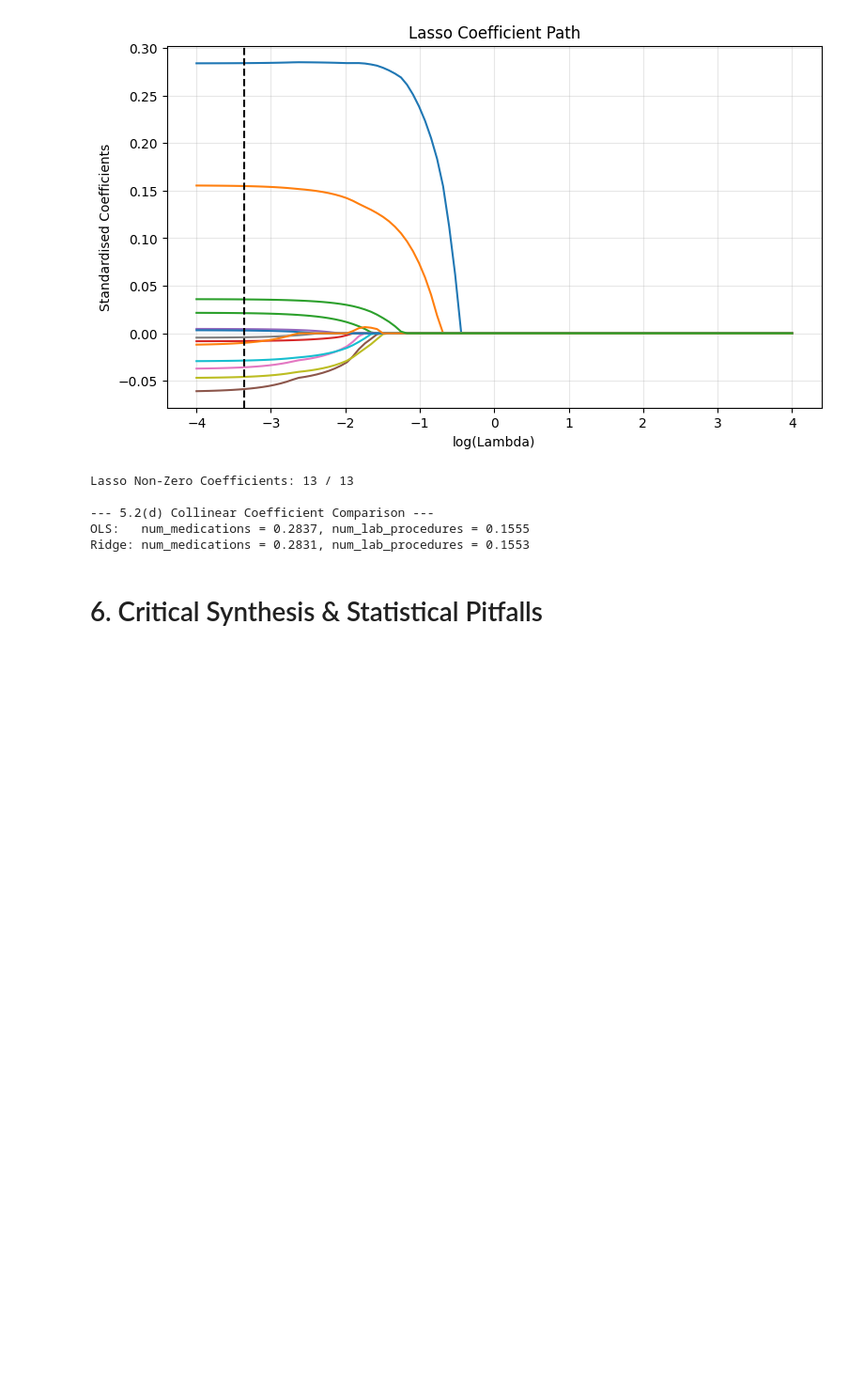
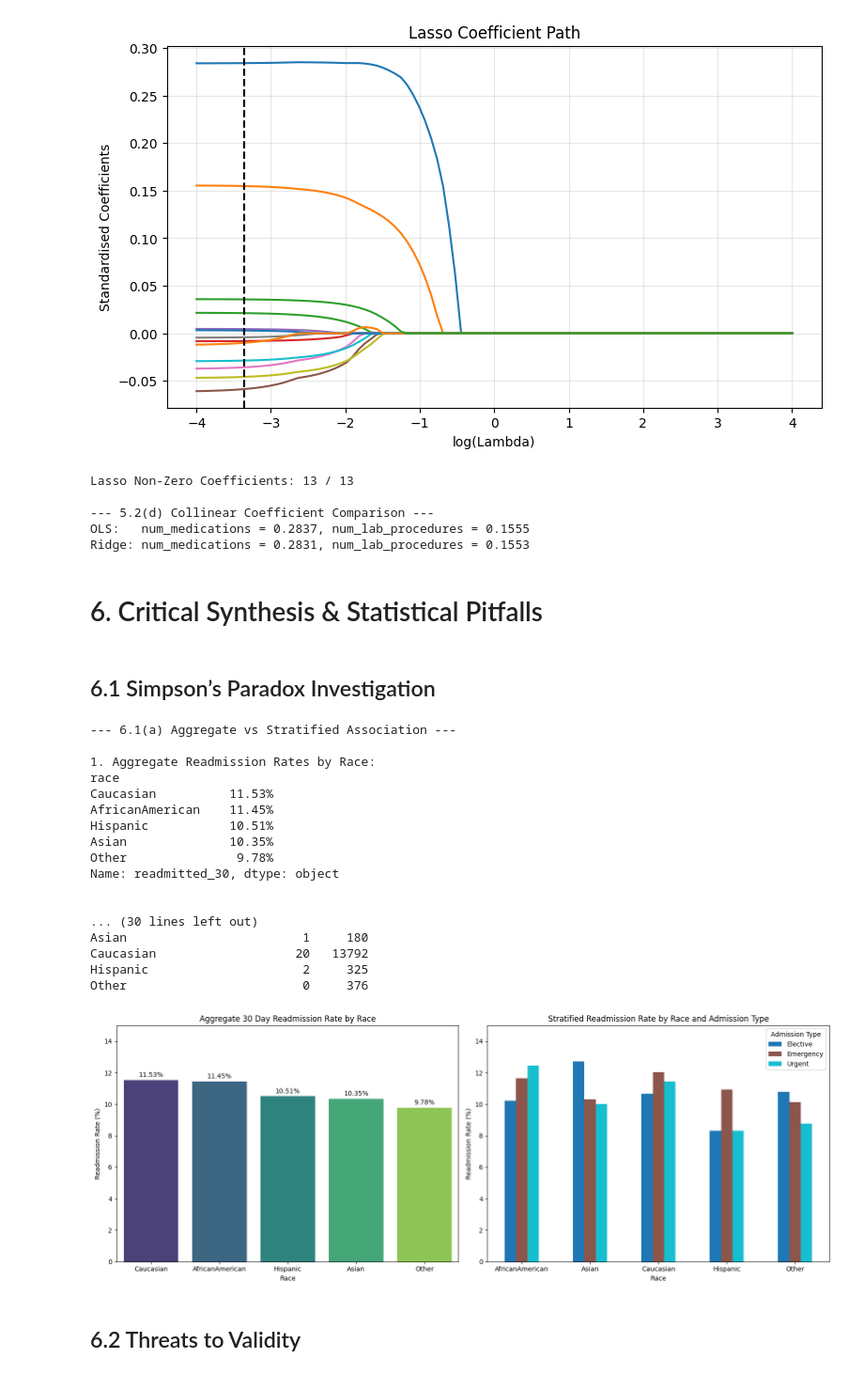
Before and after one commit to unluckytau/WQD7013-Final-Project, a Jupyter notebook: WQD7013_FINALPROJECT.ipynb, the cells around one changed output. Shown at 94% size. Drawn from its saved outputs; the diff is of its cells as text; code cells hidden in the pictures; blank space fills up the shorter version.

Commit message:
Update WQD7013_FINALPROJECT.ipynb
part 6

```diff
--- a/WQD7013_FINALPROJECT.ipynb
+++ b/WQD7013_FINALPROJECT.ipynb
@@ -2619,3 +2618,73 @@ OLS:   num_medications = 0.2837, num_lab_procedures = 0.1555
 Ridge: num_medications = 0.2831, num_lab_procedures = 0.1553
 # %% [markdown]
 # 6. Critical Synthesis & Statistical Pitfalls
+# %% [markdown]
+## 6.1 Simpson’s Paradox Investigation
+# %%
+import pandas as pd
+import numpy as np
+import matplotlib.pyplot as plt
+import seaborn as sns
+
+# 6.1 Simpson’s Paradox Investigation
+print("--- 6.1(a) Aggregate vs Stratified Association ---\n")
+
+df_simpson = df_part4[~df_part4['race'].isin(['Missing', 'Unknown', np.nan])].copy()
+
+print("1. Aggregate Readmission Rates by Race:")
+agg_rates = df_simpson.groupby('race')['readmitted_30'].mean().sort_values(ascending=False)
+print((agg_rates * 100).round(2).astype(str) + '%')
+print("\n")
+
+print("2. Stratified Readmission Rates (by Admission Type):")
+strat_rates = df_simpson.groupby(['race', 'admission_type_grp'])['readmitted_30'].mean().unstack()
+print((strat_rates * 100).round(2))
+print("\n")
+
+print("3. Sample Sizes (Race x Admission Type):")
+sample_sizes = df_simpson.groupby(['race', 'admission_type_grp']).size().unstack(fill_value=0)
+print(sample_sizes)
+print("\n")
+
+fig, axes = plt.subplots(1, 2, figsize=(16, 6))
+agg_pct = agg_rates * 100
+sns.barplot(x=agg_pct.index, y=agg_pct.values, ax=axes[0], palette="viridis")
+axes[0].set_title("Aggregate 30 Day Readmission Rate by Race")
+axes[0].set_ylabel("Readmission Rate (%)")
+axes[0].set_xlabel("Race")
+axes[0].set_ylim(0, 15)
+for i, v in enumerate(agg_pct.values):
+    axes[0].text(i, v + 0.2, f"{v:.2f}%", ha='center')
+
+main_types = ['Elective', 'Emergency', 'Urgent']
+strat_pct = strat_rates[main_types].dropna(how='all') * 100
+strat_pct.plot(kind='bar', ax=axes[1], colormap='tab10')
+axes[1].set_title("Stratified Readmission Rate by Race and Admission Type")
+axes[1].set_ylabel("Readmission Rate (%)")
+axes[1].set_xlabel("Race")
+axes[1].set_ylim(0, 15)
+axes[1].legend(title="Admission Type")
+plt.xticks(rotation=0)
+plt.tight_layout()
+plt.show()
+# %% [output]
+--- 6.1(a) Aggregate vs Stratified Association ---
+
+1. Aggregate Readmission Rates by Race:
+race
+Caucasian          11.53%
+AfricanAmerican    11.45%
+Hispanic           10.51%
+Asian              10.35%
+Other               9.78%
+Name: readmitted_30, dtype: object
+
+
+... (30 lines left out)
+Asian                        1     180
+Caucasian                   20   13792
+Hispanic                     2     325
+Other                        0     376
+[figure, added]
+# %% [markdown]
+## 6.2 Threats to Validity
```
Also changed, not shown: parts of 13 cells of this notebook.
